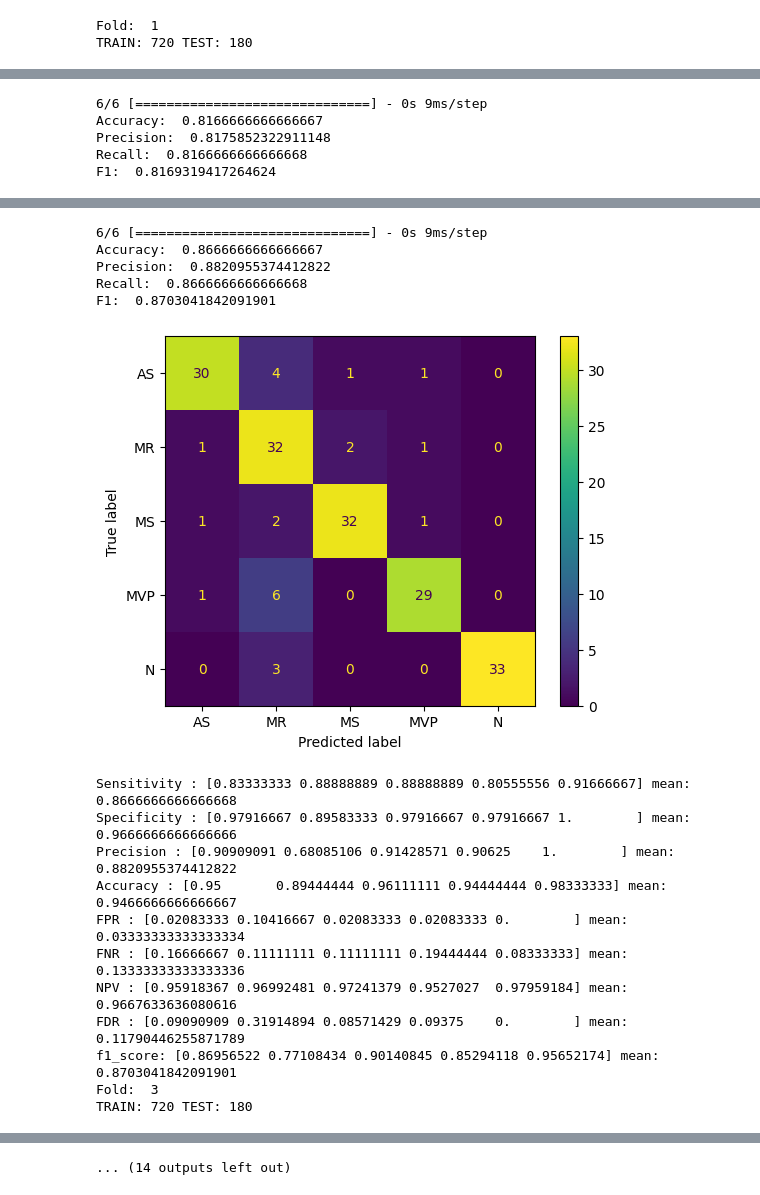
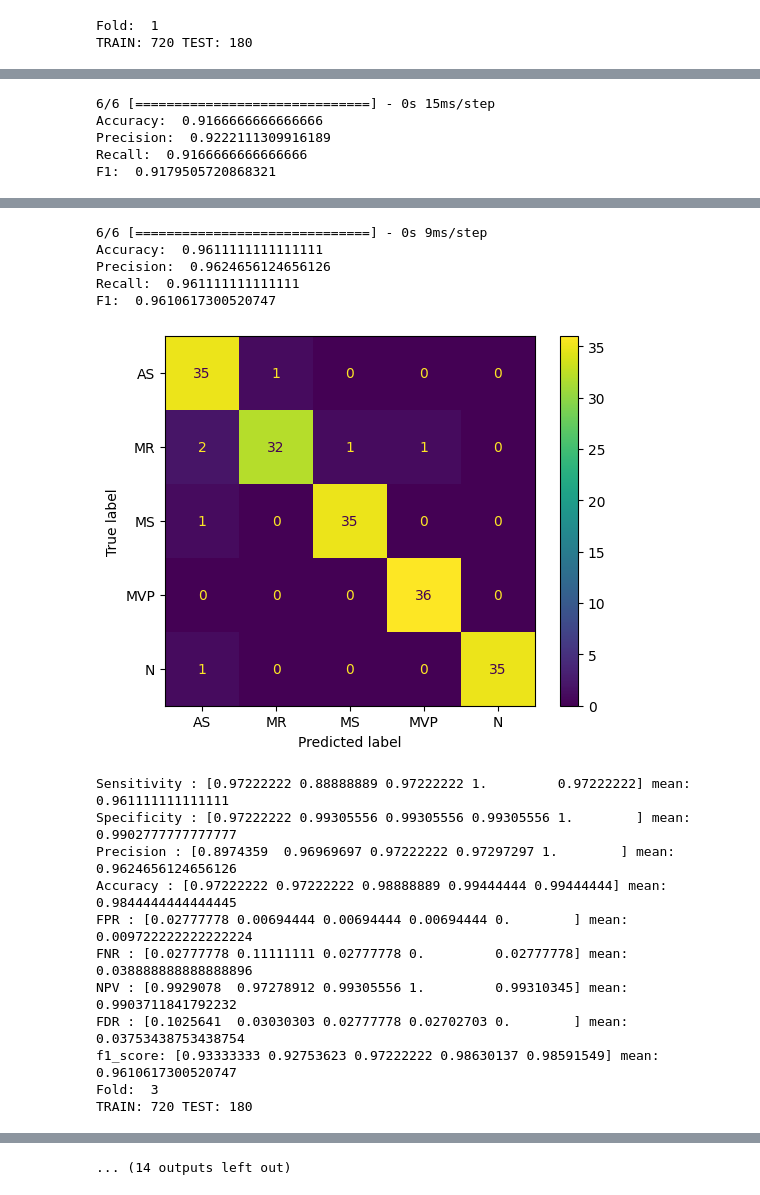
Before and after one commit to raflidev/vhd-machine-learning, a Jupyter notebook: Model/LSTM_KFold.ipynb, the cells around one changed output, grey strips where cells are left out. Drawn from its saved outputs; the diff is of its cells as text; code cells hidden in the pictures.

```diff
--- a/Model/LSTM_KFold.ipynb
+++ b/Model/LSTM_KFold.ipynb
@@ -2,7 +2,7 @@
 import pandas as pd
 # %%
 # data = pd.read_csv('../data_mfccRMScqt.csv')
-data = pd.read_csv('../Preprocessing/db5/data_MfccDwtRmsCqtdb5L7.csv')
+data = pd.read_csv('../Preprocessing/test/db1/data_MfccDwtChromaCqtdb1L1.csv')
 data.head()
 # %% [output]
 |  | filename | mfcc1 | mfcc2 | mfcc3 | mfcc4 | mfcc5 | mfcc6 | mfcc7 | mfcc8 | mfcc9 | ... | ... |
@@ -41,6 +41,8 @@ def build_model():
                 # tf.keras.layers.Dense(64, activation='relu'),
                 # tf.keras.layers.Dense(32, activation='relu'),
 
+                # tf.keras.layers.BatchNormalization(),
+
                 # tf.keras.layers.Dense(5, activation='softmax')
                 tf.keras.layers.LSTM(64, input_shape=(X_train.shape[1],X_train.shape[2]), return_sequences=True),
                 tf.keras.layers.Dense(32,activation='relu', activity_regularizer=tf.keras.regularizers.l2(1e-4)),
@@ -48,6 +50,8 @@ def build_model():
                 tf.keras.layers.Flatten(),
                 tf.keras.layers.Dense(64, activation='relu', activity_regularizer=tf.keras.regularizers.l2(1e-4)),
                 tf.keras.layers.Dense(32, activation='relu', activity_regularizer=tf.keras.regularizers.l2(1e-4)),
+
+                tf.keras.layers.BatchNormalization(),
 
 
                 tf.keras.layers.Dense(5, activation='softmax')
@@ -144,5 +148,7 @@ for train_index, test_index in skf.split(X, y):
     print("FDR :" , FDR, 'mean: ', np.mean(FDR))
     print("f1_score:", 2 * (PPV * TPR) / (PPV + TPR), 'mean: ', np.mean(2 * (PPV * TPR) / (PPV + TPR)))
 
+    model.save('../modelh5/LSTM_FT_KFold_'+str(no)+'.h5')
+
     no += 1
 # %% [output]
@@ -348,6 +347,8 @@ for train_index, test_index in skf.split(X, y):
     print("FDR :" , FDR, 'mean: ', np.mean(FDR))
     print("f1_score:", 2 * (PPV * TPR) / (PPV + TPR), 'mean: ', np.mean(2 * (PPV * TPR) / (PPV + TPR)))
 
+    model.save('../modelh5/LSTM_KFold_'+str(no)+'.h5')
+
 
     no += 1
 # %% [output]
@@ -358,5 +359,5 @@ TRAIN: 720 TEST: 180
-6/6 [==============================] - 0s 9ms/step
-Accuracy:  0.8166666666666667
-Precision:  0.8175852322911148
-Recall:  0.8166666666666668
-F1:  0.8169319417264624
+6/6 [==============================] - 0s 15ms/step
+Accuracy:  0.9166666666666666
+Precision:  0.9222111309916189
+Recall:  0.9166666666666666
+F1:  0.9179505720868321
@@ -377,17 +378,17 @@ TRAIN: 720 TEST: 180
 6/6 [==============================] - 0s 9ms/step
-Accuracy:  0.8666666666666667
-Precision:  0.8820955374412822
-Recall:  0.8666666666666668
-F1:  0.8703041842091901
+Accuracy:  0.9611111111111111
+Precision:  0.9624656124656126
+Recall:  0.961111111111111
+F1:  0.9610617300520747
-[figure, old version]
+[figure, new version]
-Sensitivity : [0.83333333 0.88888889 0.88888889 0.80555556 0.91666667] mean:  0.8666666666666668
-Specificity : [0.97916667 0.89583333 0.97916667 0.97916667 1.        ] mean:  0.9666666666666666
-Precision : [0.90909091 0.68085106 0.91428571 0.90625    1.        ] mean:  0.8820955374412822
-Accuracy : [0.95       0.89444444 0.96111111 0.94444444 0.98333333] mean:  0.9466666666666667
-FPR : [0.02083333 0.10416667 0.02083333 0.02083333 0.        ] mean:  0.03333333333333334
-FNR : [0.16666667 0.11111111 0.11111111 0.19444444 0.08333333] mean:  0.13333333333333336
-NPV : [0.95918367 0.96992481 0.97241379 0.9527027  0.97959184] mean:  0.9667633636080616
-FDR : [0.09090909 0.31914894 0.08571429 0.09375    0.        ] mean:  0.11790446255871789
-f1_score: [0.86956522 0.77108434 0.90140845 0.85294118 0.95652174] mean:  0.8703041842091901
+Sensitivity : [0.97222222 0.88888889 0.97222222 1.         0.97222222] mean:  0.961111111111111
+Specificity : [0.97222222 0.99305556 0.99305556 0.99305556 1.        ] mean:  0.9902777777777777
+Precision : [0.8974359  0.96969697 0.97222222 0.97297297 1.        ] mean:  0.9624656124656126
+Accuracy : [0.97222222 0.97222222 0.98888889 0.99444444 0.99444444] mean:  0.9844444444444445
+FPR : [0.02777778 0.00694444 0.00694444 0.00694444 0.        ] mean:  0.009722222222222224
+FNR : [0.02777778 0.11111111 0.02777778 0.         0.02777778] mean:  0.038888888888888896
+NPV : [0.9929078  0.97278912 0.99305556 1.         0.99310345] mean:  0.9903711841792232
+FDR : [0.1025641  0.03030303 0.02777778 0.02702703 0.        ] mean:  0.03753438753438754
+f1_score: [0.93333333 0.92753623 0.97222222 0.98630137 0.98591549] mean:  0.9610617300520747
 Fold:  3
 TRAIN: 720 TEST: 180
```
Also changed, not shown: parts of 5 cells of this notebook, 47 other files.
